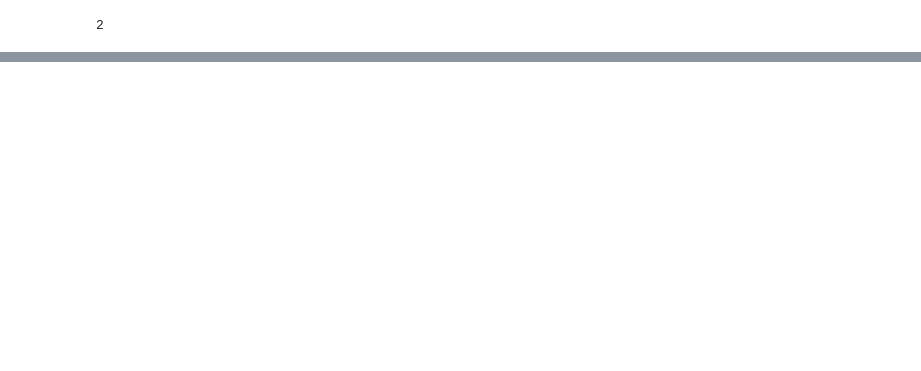
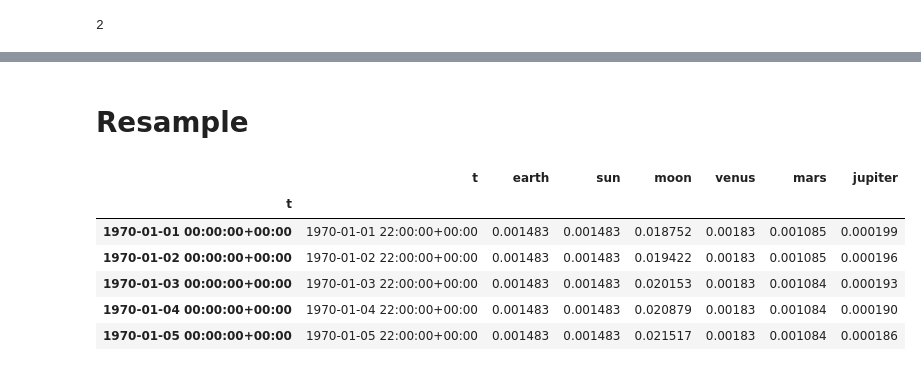
Before and after one commit to adamblvck/deep-astro-wheel, a Jupyter notebook: 3_train_model_1.ipynb, the cells around one changed output, grey strips where cells are left out. Saved outputs shown, nothing was run; the diff lists cells and outputs as text; code cells hidden in the pictures; blank space fills up the shorter version.

```diff
--- a/3_train_model_1.ipynb
+++ b/3_train_model_1.ipynb
@@ -120,0 +234,2 @@ len(train_inout_seq[-2:])
+# %% [markdown]
+# Resample
@@ -120,0 +239,10 @@ len(train_inout_seq[-2:])
+# %%
+df_2.head()
+# %% [output]
+|  | t | earth | sun | moon | venus | mars | jupiter |
+| t |  |  |  |  |  |  |  |
+| 1970-01-01 00:00:00+00:00 | 1970-01-01 22:00:00+00:00 | 0.001483 | 0.001483 | 0.018752 | 0.00183 | 0.001085 | 0.000199 |
+| 1970-01-02 00:00:00+00:00 | 1970-01-02 22:00:00+00:00 | 0.001483 | 0.001483 | 0.019422 | 0.00183 | 0.001085 | 0.000196 |
+| 1970-01-03 00:00:00+00:00 | 1970-01-03 22:00:00+00:00 | 0.001483 | 0.001483 | 0.020153 | 0.00183 | 0.001084 | 0.000193 |
+| 1970-01-04 00:00:00+00:00 | 1970-01-04 22:00:00+00:00 | 0.001483 | 0.001483 | 0.020879 | 0.00183 | 0.001084 | 0.000190 |
+| 1970-01-05 00:00:00+00:00 | 1970-01-05 22:00:00+00:00 | 0.001483 | 0.001483 | 0.021517 | 0.00183 | 0.001084 | 0.000186 |
```
Also changed, not shown: parts of 16 cells of this notebook, 1 other file.
